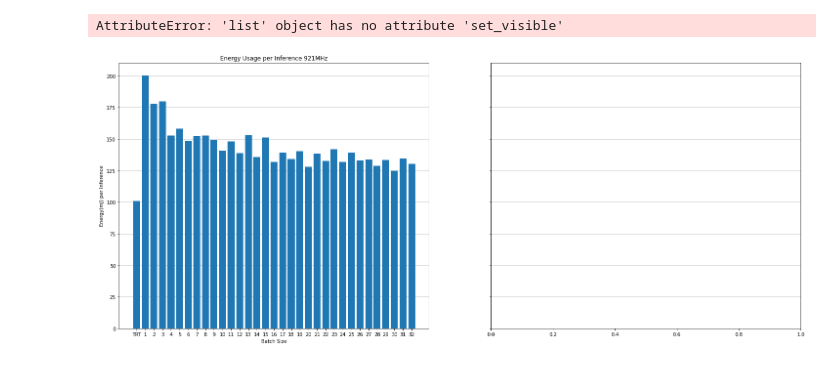
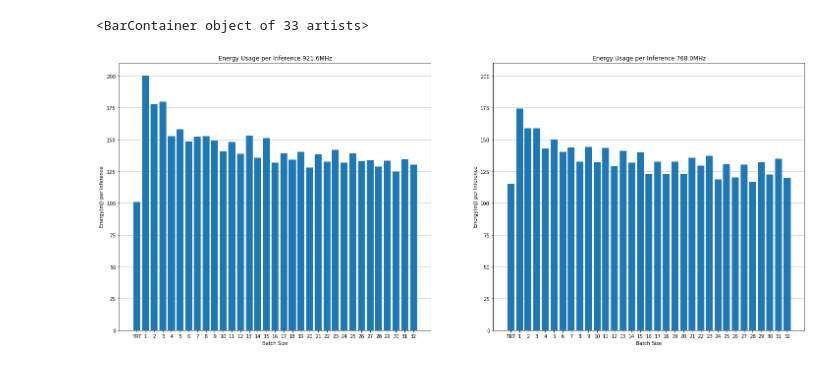
Before and after one commit to emwjacobson/JetsonEfficiencyTesting, a Jupyter notebook: triton/Nano MobileNet.ipynb, the cells around one changed output. Drawn from its saved outputs; the diff is of its cells as text; code cells hidden in the pictures.

Commit message:
Moved nano benchmarks to their own folder

```diff
--- a/triton/Nano MobileNet.ipynb
+++ b/triton/Nano MobileNet.ipynb
@@ -12,13 +12,13 @@ max_gpu_data = []
 max_gpu_power_data = []
 max_gpu_timings = []
 
-with open(f"data/{max_frequency}_data.csv", "r") as f:
+with open(f"data/nano/{max_frequency}_data.csv", "r") as f:
   max_gpu_data = [l.strip().split(",") for l in f.readlines()[1:]]
 
-with open(f"data/{max_frequency}_power.csv", "r") as f:
+with open(f"data/nano/{max_frequency}_power.csv", "r") as f:
   max_gpu_power_data = [l.strip().split(",") for l in f.readlines()]
 
-with open(f"data/{max_frequency}_timings.csv", "r") as f:
+with open(f"data/nano/{max_frequency}_timings.csv", "r") as f:
   max_gpu_timings = [l.strip().split(",") for l in f.readlines()[1:]]
 
 
@@ -27,13 +27,13 @@ eff_gpu_data = []
 eff_gpu_power_data = []
 eff_gpu_timings = []
 
-with open(f"data/{eff_frequency}_data.csv", "r") as f:
+with open(f"data/nano/{eff_frequency}_data.csv", "r") as f:
   eff_gpu_data = [l.strip().split(",") for l in f.readlines()[1:]]
 
-with open(f"data/{eff_frequency}_power.csv", "r") as f:
+with open(f"data/nano/{eff_frequency}_power.csv", "r") as f:
   eff_gpu_power_data = [l.strip().split(",") for l in f.readlines()]
 
-with open(f"data/{eff_frequency}_timings.csv", "r") as f:
+with open(f"data/nano/{eff_frequency}_timings.csv", "r") as f:
   eff_gpu_timings = [l.strip().split(",") for l in f.readlines()[1:]]
 
 
@@ -42,13 +42,13 @@ dla_max_data = []
 dla_max_power_data = []
 dla_max_timings = []
 
-with open(f"data/{eff_frequency}_dla_data.csv", "r") as f:
+with open(f"data/nano/{eff_frequency}_dla_data.csv", "r") as f:
   dla_max_data = [l.strip().split(",") for l in f.readlines()[1:]]
 
-with open(f"data/{eff_frequency}_dla_power.csv", "r") as f:
+with open(f"data/nano/{eff_frequency}_dla_power.csv", "r") as f:
   dla_max_power_data = [l.strip().split(",") for l in f.readlines()[1:]]
 
-with open(f"data/{eff_frequency}_dla_timings.csv", "r") as f:
+with open(f"data/nano/{eff_frequency}_dla_timings.csv", "r") as f:
   dla_max_timings = [l.strip().split(",") for l in f.readlines()[1:]]
 
 
@@ -66,13 +66,13 @@ dla_eff_data = []
 dla_eff_power_data = []
 dla_eff_timings = []
 
-with open(f"data/{max_frequency}_dla_data.csv", "r") as f:
+with open(f"data/nano/{max_frequency}_dla_data.csv", "r") as f:
   dla_eff_data = [l.strip().split(",") for l in f.readlines()[1:]]
 
-with open(f"data/{max_frequency}_dla_power.csv", "r") as f:
+with open(f"data/nano/{max_frequency}_dla_power.csv", "r") as f:
   dla_eff_power_data = [l.strip().split(",") for l in f.readlines()[1:]]
 
-with open(f"data/{max_frequency}_dla_timings.csv", "r") as f:
+with open(f"data/nano/{max_frequency}_dla_timings.csv", "r") as f:
   dla_eff_timings = [l.strip().split(",") for l in f.readlines()[1:]]
 
 
@@ -94,34 +94,34 @@ for start, stop, batch_size in max_gpu_timings:
   max_x.append(batch_size)
   max_y.append(joule_per_inference*1000)
 
 for start, stop, batch_size in eff_gpu_timings:
   power = [p for p in eff_gpu_power_data if p[0] > start and p[0] < stop]
   d = [d for d in eff_gpu_data if d[0] == batch_size][0]
   avg_power = sum([float(r[1]) for r in power])/len(power)
   joule_per_inference = avg_power / float(d[2])
 
   eff_x.append(batch_size)
   eff_y.append(joule_per_inference*1000)
 
 
 
 
 fig, ax = plt.subplots(1, 2, figsize=(25, 10), sharey=True)
 
 ax[0].set_axisbelow(True)
 ax[0].grid(axis='y')
-ax[0].set_title("Energy Usage per Inference 921MHz")
+ax[0].set_title(f"Energy Usage per Inference {int(max_frequency)/1000000}MHz")
 ax[0].set_xlabel("Batch Size")
 ax[0].set_ylabel("Energy(mJ) per Inference")
 ax[0].bar(max_x, max_y)
 
 ax[1].set_axisbelow(True)
 ax[1].grid(axis='y')
 ax[1].yaxis.set_tick_params(labelleft=True)
-ax[1].set_title("Energy Usage per Inference 768MHz")
+ax[1].set_title(f"Energy Usage per Inference {int(eff_frequency)/1000000}MHz")
 ax[1].set_xlabel("Batch Size")
 ax[1].set_ylabel("Energy(mJ) per Inference")
 ax[1].bar(eff_x, eff_y)
 # %% [output]
-AttributeError: 'list' object has no attribute 'set_visible'
+<BarContainer object of 33 artists>
-[figure, old version]
+[figure, new version]
```
Also changed, not shown: 18 other files.
